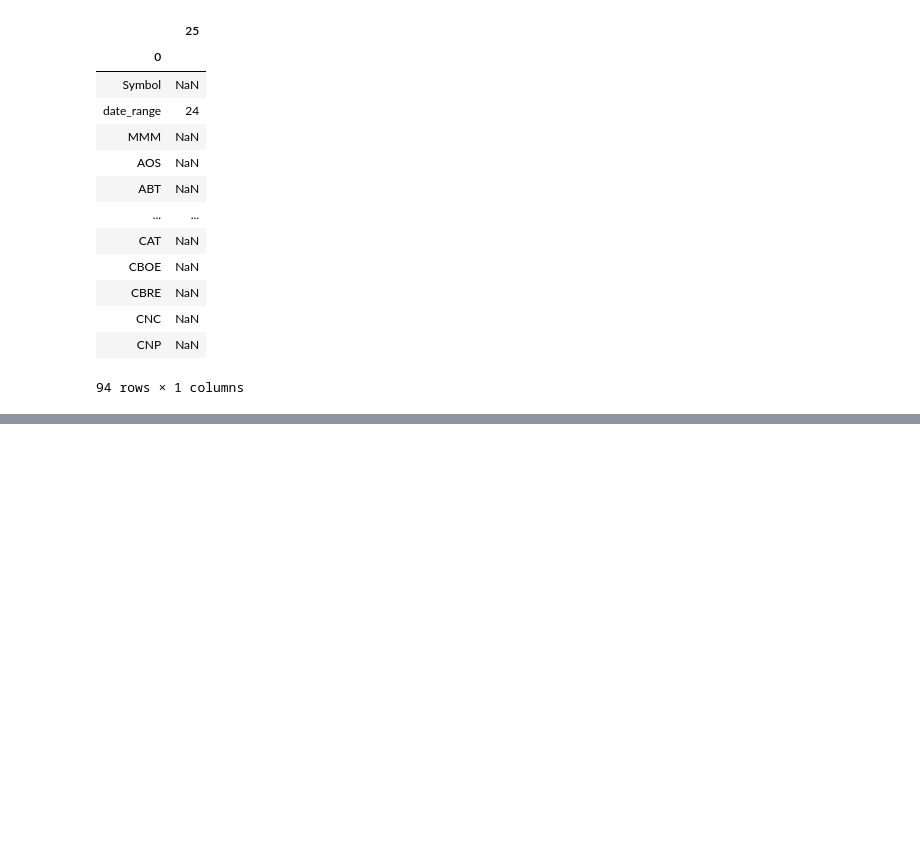
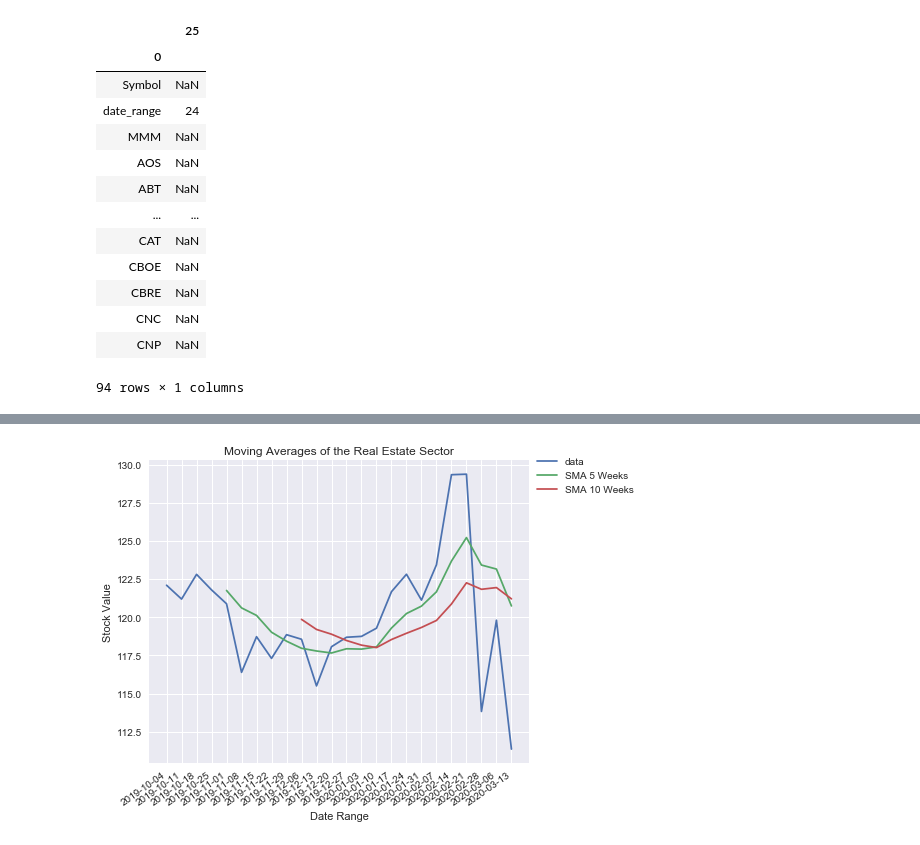
Before and after one commit to bhhnguyen/DataViz-Proj1, a Jupyter notebook: margeaux_code.ipynb, the cells around one changed output, grey strips where cells are left out. Cells and saved outputs as stored; diff of their text form; code cells hidden in the pictures; blank space fills up the shorter version.

```diff
--- a/margeaux_code.ipynb
+++ b/margeaux_code.ipynb
@@ -289,7 +513,7 @@ realestate_df=realestate_df.drop(['Unnamed: 0', 'Sector', 'Symbol'], axis=1)
 realestate_df=realestate_df.rename(columns={'Name': 'date_range'})
 realestate_df=realestate_df.set_index('date_range')
 realestate_df=realestate_df.swapaxes("index", "columns")
-realestate_df['Average Close'] = materials_df.mean(axis=1)
-realestate_df['MA_5'] = materials_df["Average Close"].rolling(window=5).mean()
-realestate_df['MA_10'] = materials_df["Average Close"].rolling(window=10).mean()
+realestate_df['Average Close'] = realestate_df.mean(axis=1)
+realestate_df['MA_5'] = realestate_df["Average Close"].rolling(window=5).mean()
+realestate_df['MA_10'] = realestate_df["Average Close"].rolling(window=10).mean()
 realestate_df
@@ -299,22 +542,25 @@ realestate_df=realestate_df.rename(columns={'index': 'date_range'})
 # %%
 date_range=realestate_df["date_range"]
 avg_close=realestate_df["Average Close"]
-ma_5=it_df["MA_5"]
-ma_10=it_df["MA_10"]
+ma_5=realestate_df["MA_5"]
+ma_10=realestate_df["MA_10"]
 fig,ax=plt.subplots()
 ax.plot(date_range,avg_close, label="data")
 ax.plot(date_range, ma_5, label="SMA 5 Weeks")
 ax.plot(date_range, ma_10, label="SMA 10 Weeks")
 for label in ax.get_xticklabels():
     label.set_ha("right")
     label.set_rotation(35)
 plt.style.use('seaborn')
 plt.legend(bbox_to_anchor=(1.3, 1.04))
 plt.title("Moving Averages of the Real Estate Sector")
 plt.xlabel("Date Range")
 plt.ylabel("Stock Value")
 plt.tight_layout()
+plt.savefig("movingaverages_realestate.png")
 plt.show()
+# %% [output]
+[figure, added]
 # %%
 utilities_df=stocks_df.loc[stocks_df["Sector"]=="Utilities"]
 utilities_df=utilities_df.dropna()
```
Also changed, not shown: parts of 25 cells of this notebook, 9 other files.
